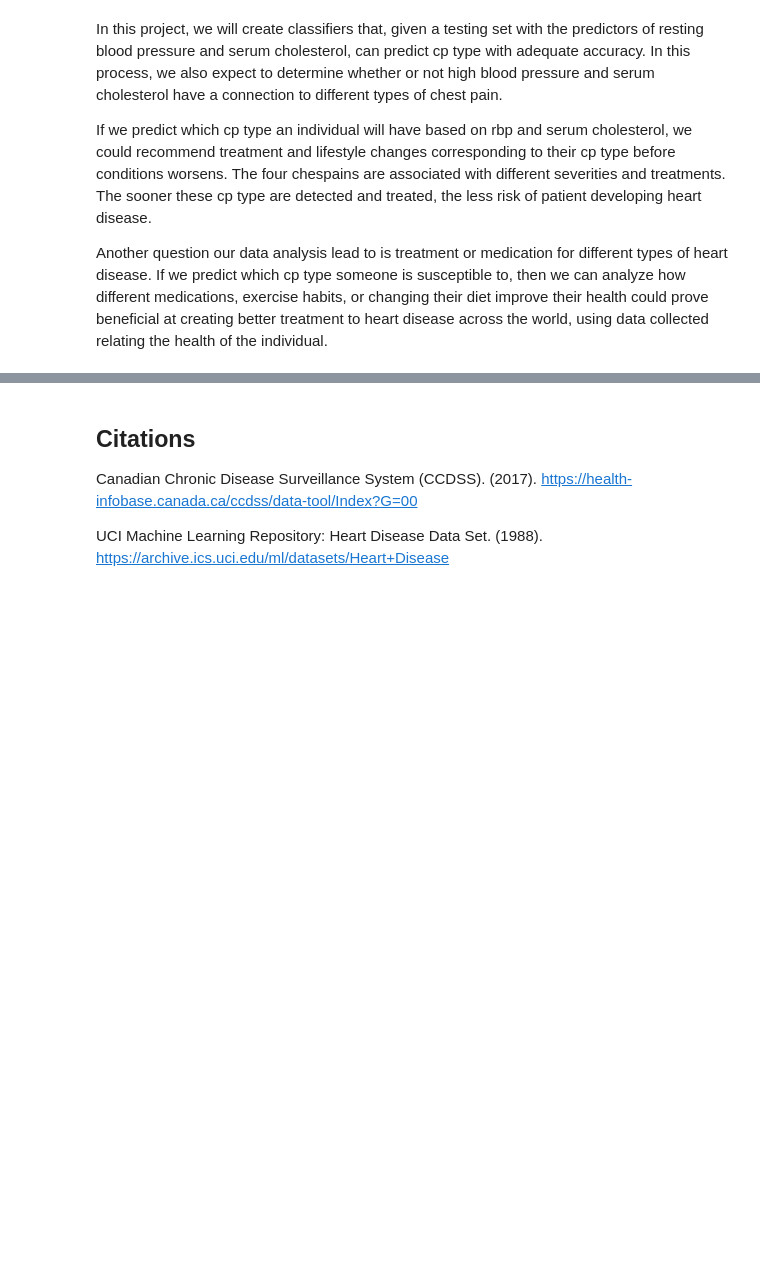
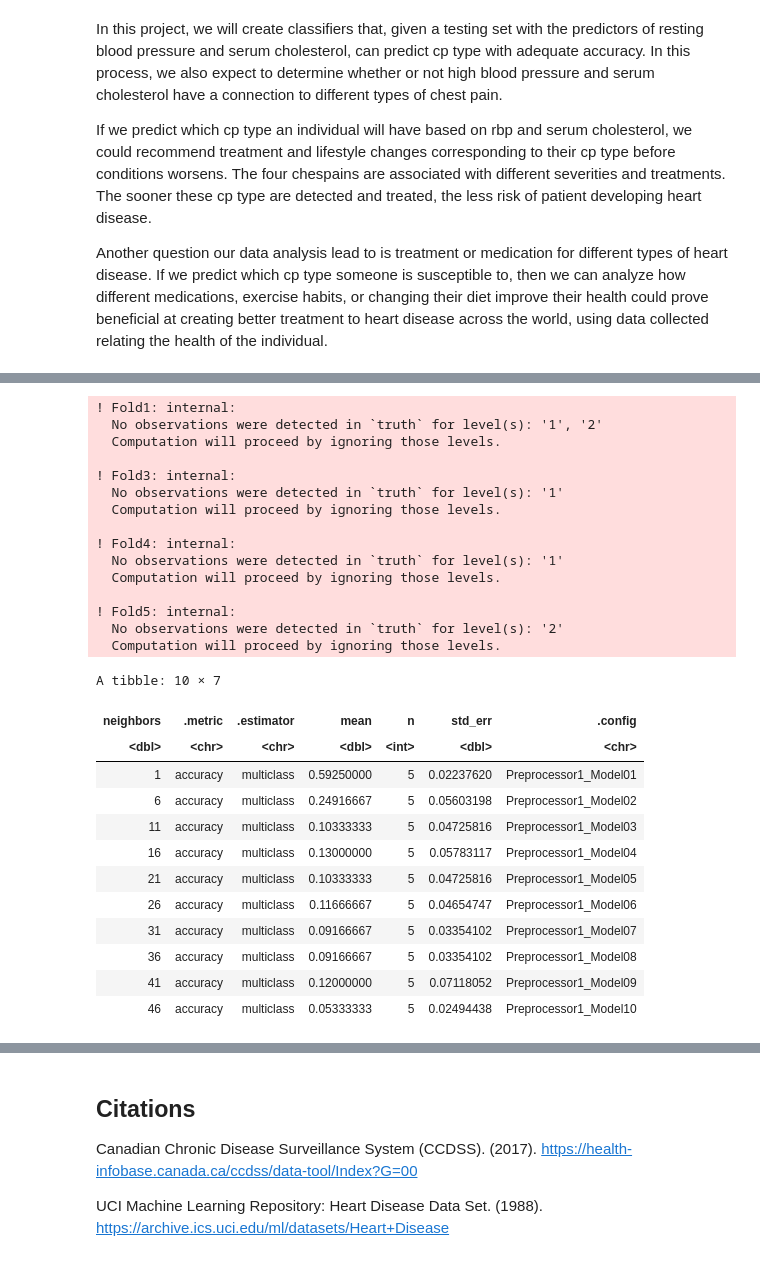
Before and after one commit to drkchu/chest-pain-classification, a Jupyter notebook: heart_disease.ipynb, the cells around one changed output, grey strips where cells are left out. Drawn from its saved outputs; the diff is of its cells as text; code cells hidden in the pictures; blank space fills up the shorter version.

```diff
--- a/heart_disease.ipynb
+++ b/heart_disease.ipynb
@@ -280,0 +267,41 @@ cross_val_plot
+# %%
+#Perform 5-fold cross-validation to choose best k
+hd_vfold <- vfold_cv(heart_disease_train, v = 5, strata = cp)
+gridvals <- tibble(neighbors = seq(from = 1, to = 50, by = 5))
+
+hd_results <- workflow() |>
+    add_recipe(heart_disease_recipe) |>
+    add_model(knn_spec)|>
+    tune_grid(resamples = hd_vfold, grid = gridvals) |>
+    collect_metrics() |>
+    filter(.metric == "accuracy")
+hd_results
+# %% [output]
+! Fold1: internal:
+  No observations were detected in `truth` for level(s): '1', '2'
+  Computation will proceed by ignoring those levels.
+
+! Fold3: internal:
+  No observations were detected in `truth` for level(s): '1'
+  Computation will proceed by ignoring those levels.
+
+! Fold4: internal:
+  No observations were detected in `truth` for level(s): '1'
+  Computation will proceed by ignoring those levels.
+
+! Fold5: internal:
+  No observations were detected in `truth` for level(s): '2'
+  Computation will proceed by ignoring those levels.
+A tibble: 10 × 7
+| neighbors | .metric | .estimator | mean | n | std_err | .config |
+| <dbl> | <chr> | <chr> | <dbl> | <int> | <dbl> | <chr> |
+| 1 | accuracy | multiclass | 0.59250000 | 5 | 0.02237620 | Preprocessor1_Model01 |
+| 6 | accuracy | multiclass | 0.24916667 | 5 | 0.05603198 | Preprocessor1_Model02 |
+| 11 | accuracy | multiclass | 0.10333333 | 5 | 0.04725816 | Preprocessor1_Model03 |
+| 16 | accuracy | multiclass | 0.13000000 | 5 | 0.05783117 | Preprocessor1_Model04 |
+| 21 | accuracy | multiclass | 0.10333333 | 5 | 0.04725816 | Preprocessor1_Model05 |
+| 26 | accuracy | multiclass | 0.11666667 | 5 | 0.04654747 | Preprocessor1_Model06 |
+| 31 | accuracy | multiclass | 0.09166667 | 5 | 0.03354102 | Preprocessor1_Model07 |
+| 36 | accuracy | multiclass | 0.09166667 | 5 | 0.03354102 | Preprocessor1_Model08 |
+| 41 | accuracy | multiclass | 0.12000000 | 5 | 0.07118052 | Preprocessor1_Model09 |
+| 46 | accuracy | multiclass | 0.05333333 | 5 | 0.02494438 | Preprocessor1_Model10 |
```
Also changed, not shown: parts of 8 cells of this notebook.
